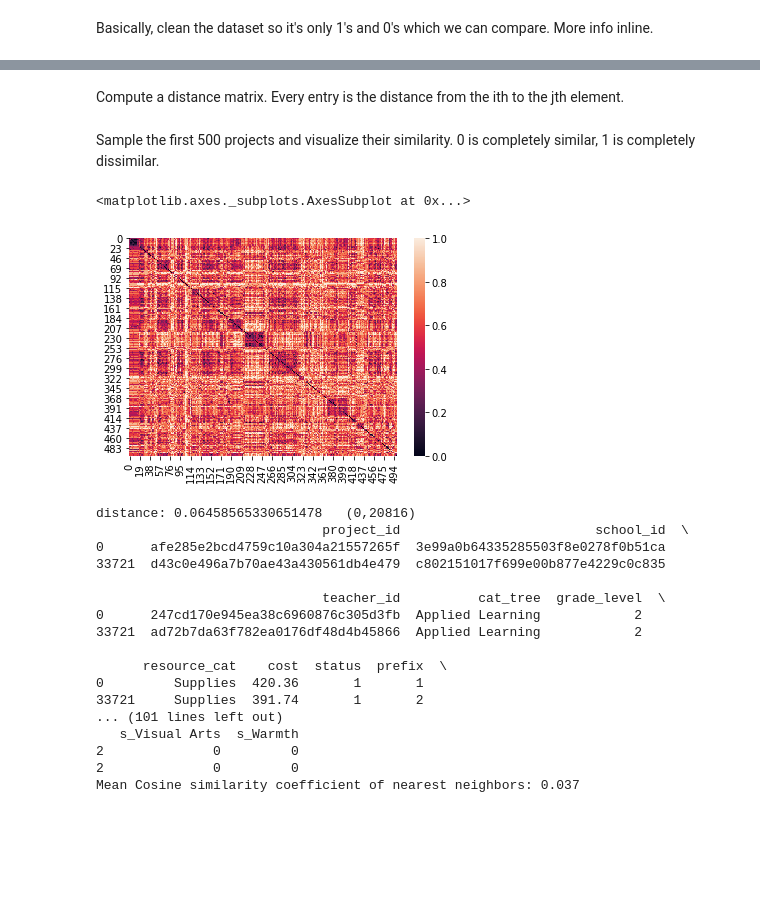
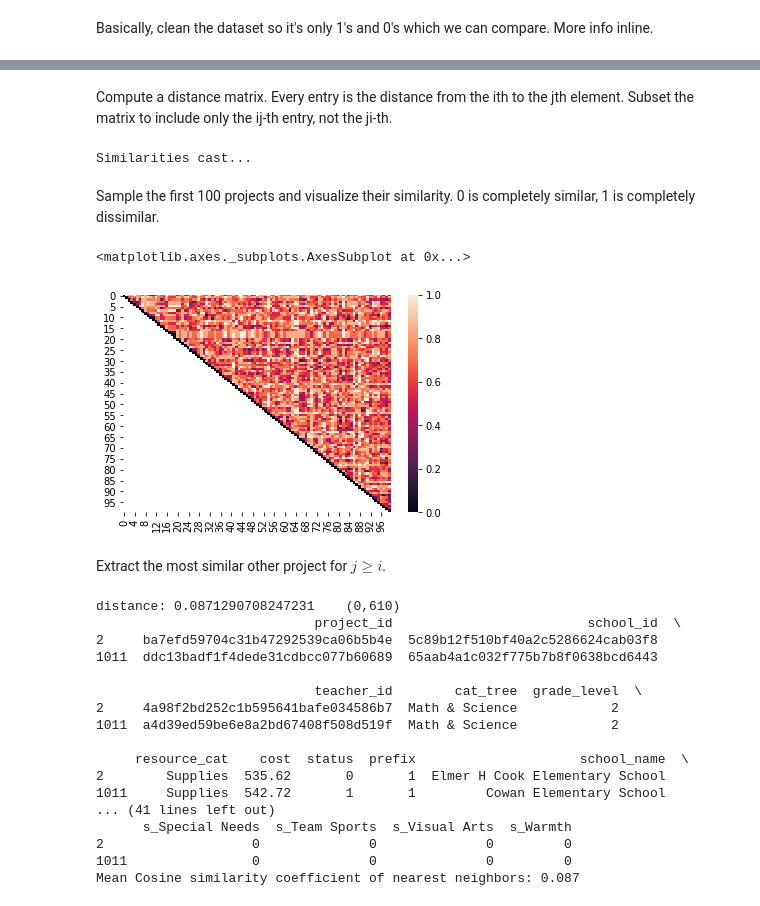
Before and after one commit to mikeona120/MATH189_Final, a Jupyter notebook: similar_projects.ipynb, the cells around one changed output, grey strips where cells are left out. Drawn from its saved outputs; the diff is of its cells as text; code cells hidden in the pictures; blank space fills up the shorter version.

Commit message:
implement triangular reduction

```diff
--- a/similar_projects.ipynb
+++ b/similar_projects.ipynb
@@ -161,7 +161,7 @@ num_mat.sample(5) # randoly sample 5
 # %% [markdown]
-Compute a distance matrix. Every entry is the distance from the ith to the jth element.
+Compute a distance matrix. Every entry is the distance from the ith to the jth element. Subset the matrix to include only the ij-th entry, not the ji-th.
 # %%
-from scipy.spatial.distance import *
+from scipy.spatial.distance import cdist
 
 # https://docs.scipy.org/doc/scipy/reference/generated/scipy.spatial.distance.cdist.html#scipy.spatial.distance.cdist
 # https://stats.stackexchange.com/questions/55798/what-is-the-optimal-distance-function-for-individuals-when-attributes-are-nomina/55802#55802
@@ -170,10 +170,19 @@ from scipy.spatial.distance import *
 # https://www.umass.edu/landeco/teaching/multivariate/readings/McCune.and.Grace.2002.chapter6.pdf
 
 Y = cdist(num_mat, num_mat, 'cosine')
+
+print('Similarities cast...')
+
+low = np.tril_indices(Y.shape[0], -1) # Remove the bottom triangular
+Y[low[0], low[1]] = np.nan
+# %% [output]
+Similarities cast...
 # %% [markdown]
-Sample the first 500 projects and visualize their similarity. 0 is completely similar, 1 is completely dissimilar.
+Sample the first 100 projects and visualize their similarity. 0 is completely similar, 1 is completely dissimilar.
 # %%
-sns.heatmap(Y[:500, :500])
+sns.heatmap(Y[:100, :100])
 # %% [output]
 <matplotlib.axes._subplots.AxesSubplot at 0x...>
-[figure, old version]
+[figure, new version]
+# %% [markdown]
+Extract the most similar other project for $j\geq i$.
@@ -181,7 +193,7 @@ sns.heatmap(Y[:500, :500])
 ds = []
 indices = []
 
-for i, j in enumerate(Y[:, :].argsort(axis=1)[:, 1]):
+for i, j in enumerate(top_similarities):
     ds.append(Y[i, j])
 
     ixs = num_mat.iloc[[i, j], :].index
@@ -190,23 +202,24 @@ for i, j in enumerate(Y[:, :].argsort(axis=1)[:, 1]):
     if i < 2:
         print('distance: {}\t({},{})'.format(Y[i, j], i, j))
         print(cat_break.loc[ixs])
+    break
 
 print('Mean Cosine similarity coefficient of nearest neighbors: {:.3f}'.format(np.array(ds).mean()))
 # %% [output]
-distance: 0.06458565330651478   (0,20816)
-                             project_id                         school_id  \
-0      afe285e2bcd4759c10a304a21557265f  3e99a0b64335285503f8e0278f0b51ca
-33721  d43c0e496a7b70ae43a430561db4e479  c802151017f699e00b877e4229c0c835
+distance: 0.0871290708247231    (0,610)
+                            project_id                         school_id  \
+2     ba7efd59704c31b47292539ca06b5b4e  5c89b12f510bf40a2c5286624cab03f8
+1011  ddc13badf1f4dede31cdbcc077b60689  65aab4a1c032f775b7b8f0638bcd6443
 
-                             teacher_id          cat_tree  grade_level  \
-0      247cd170e945ea38c6960876c305d3fb  Applied Learning            2
-33721  ad72b7da63f782ea0176df48d4b45866  Applied Learning            2
+                            teacher_id        cat_tree  grade_level  \
+2     4a98f2bd252c1b595641bafe034586b7  Math & Science            2
+1011  a4d39ed59be6e8a2bd67408f508d519f  Math & Science            2
 
-      resource_cat    cost  status  prefix  \
-0         Supplies  420.36       1       1
-33721     Supplies  391.74       1       2
-... (101 lines left out)
-   s_Visual Arts  s_Warmth
-2              0         0
-2              0         0
-Mean Cosine similarity coefficient of nearest neighbors: 0.037
+     resource_cat    cost  status  prefix                     school_name  \
+2        Supplies  535.62       0       1  Elmer H Cook Elementary School
+1011     Supplies  542.72       1       1         Cowan Elementary School
+... (41 lines left out)
+      s_Special Needs  s_Team Sports  s_Visual Arts  s_Warmth
+2                   0              0              0         0
+1011                0              0              0         0
+Mean Cosine similarity coefficient of nearest neighbors: 0.087
```
Also changed, not shown: parts of 4 cells of this notebook.
